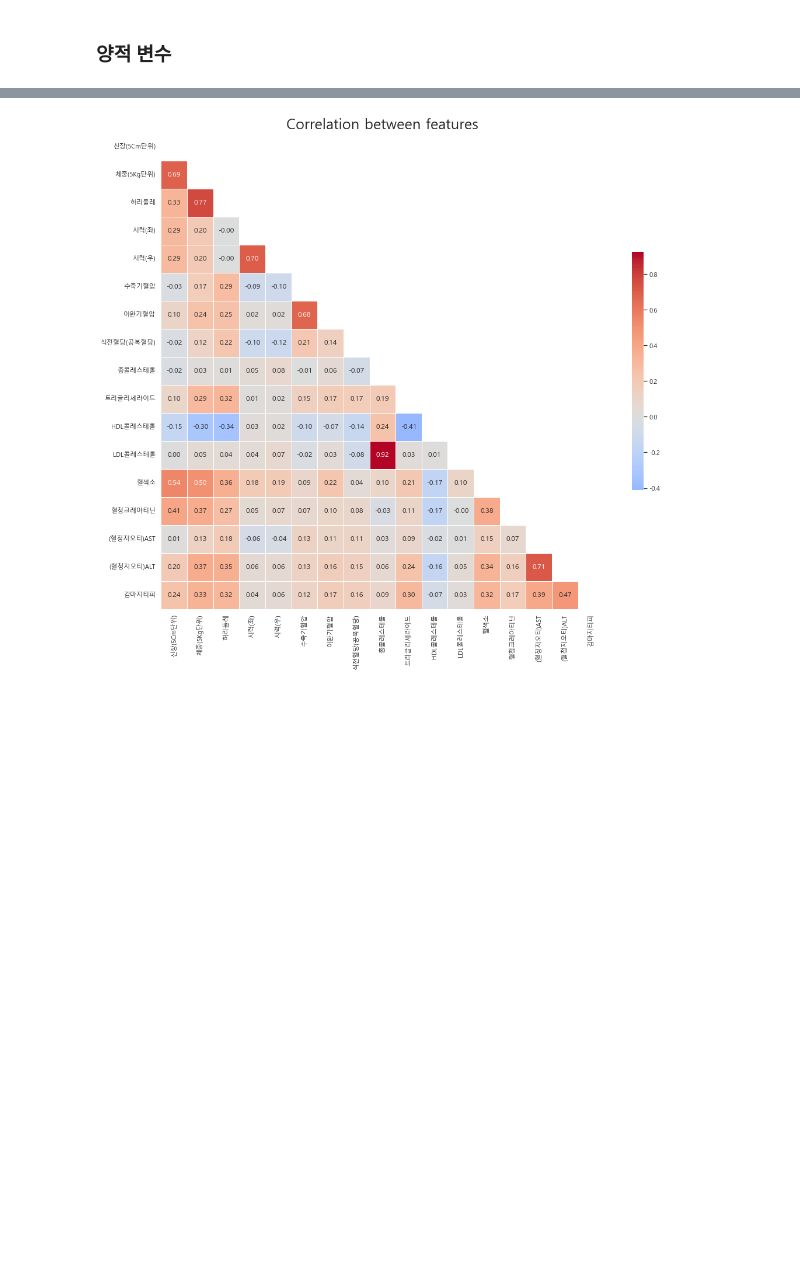
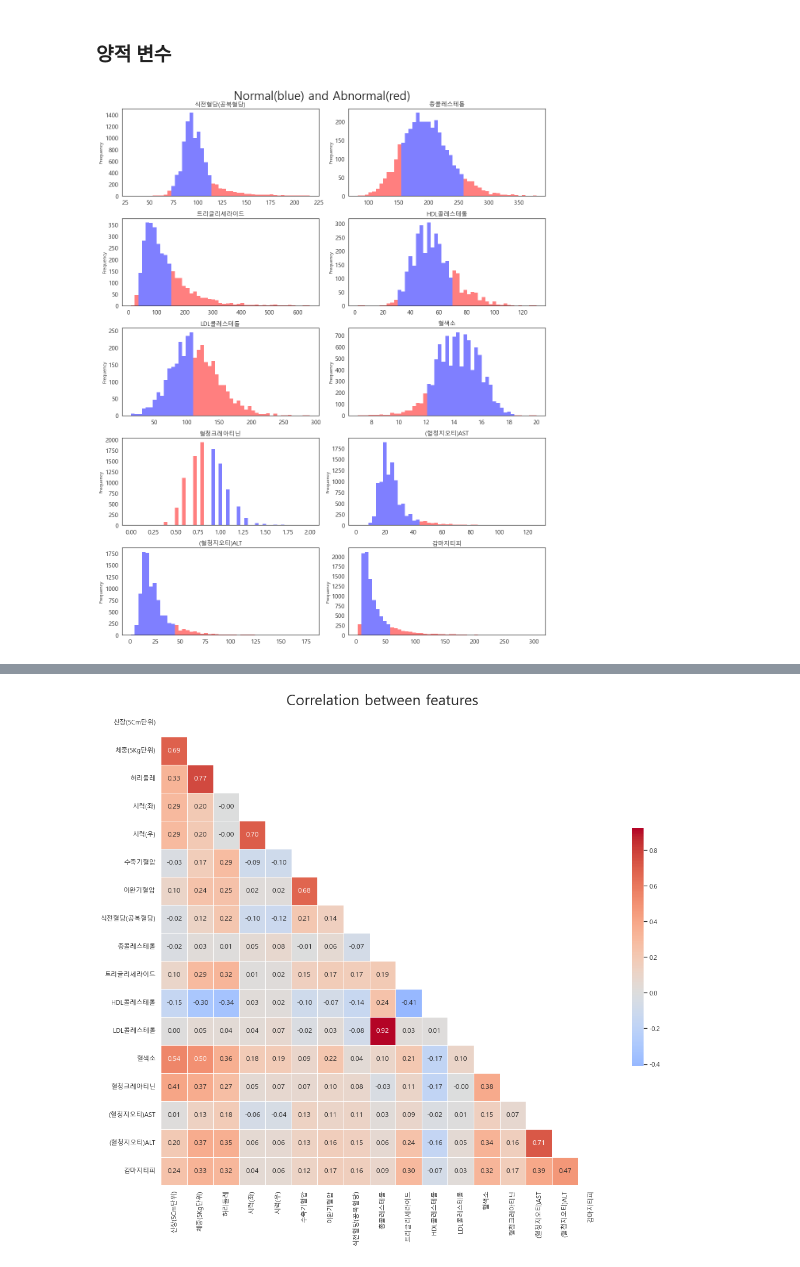
Before and after one commit to Jaesu26/statistical-database-project, a Jupyter notebook: 2022-05-30-StatsDB-Final.ipynb, the cells around one changed output, grey strips where cells are left out. Saved outputs shown, nothing was run; the diff lists cells and outputs as text; code cells hidden in the pictures; blank space fills up the shorter version.

```diff
--- a/2022-05-30-StatsDB-Final.ipynb
+++ b/2022-05-30-StatsDB-Final.ipynb
@@ -767,3 +767,37 @@ plt.savefig('./Data/빈도표.png', bbox_inches='tight')
 [figure]
 # %% [markdown]
 ### 양적 변수
+# %%
+def hist_plot(df_: pd.DataFrame, var_list: list, save_full_path: 'str') -> None:
+    fig, axs = plt.subplots(5, 2, figsize=(16, 20))
+    for i, ax in enumerate(axs.flatten()):
+        try:
+            var = var_list[i]
+
+            ## preprocessing
+            df = df_.copy()
+            df = df[[var]]
+            df = df.dropna()
+            df = df.loc[df[var] != 'nan', :] ## string NA drop
+            idx = get_not_outlier_index(df[[var]], z=5.0) ## 잘못 기입된 값에 가까운 이상점 제거
+            df = df[idx]
+
+            ## find interval of normal value -> [lower bound, upper bound]
+            bins = np.linspace(int(df[var].min()), int(df[var].max()), 50) ## 전체 구간 50등분
+            l, u = normal_value[var]
+            bar_values_to_label = np.linspace(l, u, max((u - l)//5, 25))
+
+            ## get the indices of hist that contains normal values(=bar_values_to_label)
+            patch_indices = np.digitize([bar_values_to_label], bins)[0]
+            p = df.plot(kind='hist', bins=bins, alpha=0.5, color='red', edgecolor='none', legend=False, fontsize=15, ax=ax)
+            ax.set_title(var, fontdict={'fontsize': 15})
+
+            for patch_index in patch_indices:
+                p.patches[patch_index].set_facecolor('blue')
+                p.patches[patch_index].set_alpha(0.5)
+        except:
+            pass
+
+    fig.suptitle('Normal(blue) and Abnormal(red)', fontsize=30)
+    fig.tight_layout()
+    plt.savefig(save_full_path, bbox_inches='tight')
@@ -769,0 +815,7 @@ plt.savefig('./Data/빈도표.png', bbox_inches='tight')
+# %%
+features = ['식전혈당(공복혈당)', '총콜레스테롤', '트리글리세라이드', 'HDL콜레스테롤', 'LDL콜레스테롤',
+            '혈색소', '혈청크레아티닌', '(혈청지오티)AST', '(혈청지오티)ALT', '감마지티피']
+# %%
+hist_plot(tmp, features, save_full_path='./Data/hist.png')
+# %% [output]
+[figure, added]
```
Also changed, not shown: parts of 11 cells of this notebook.
